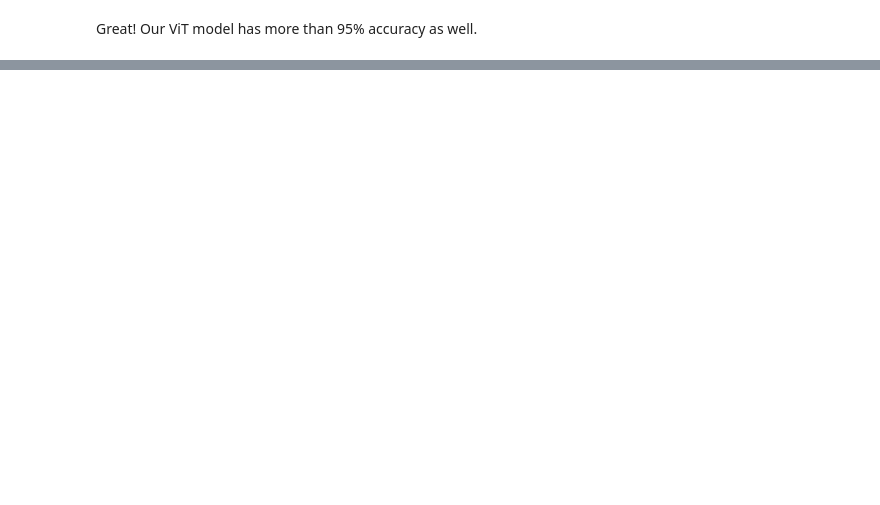
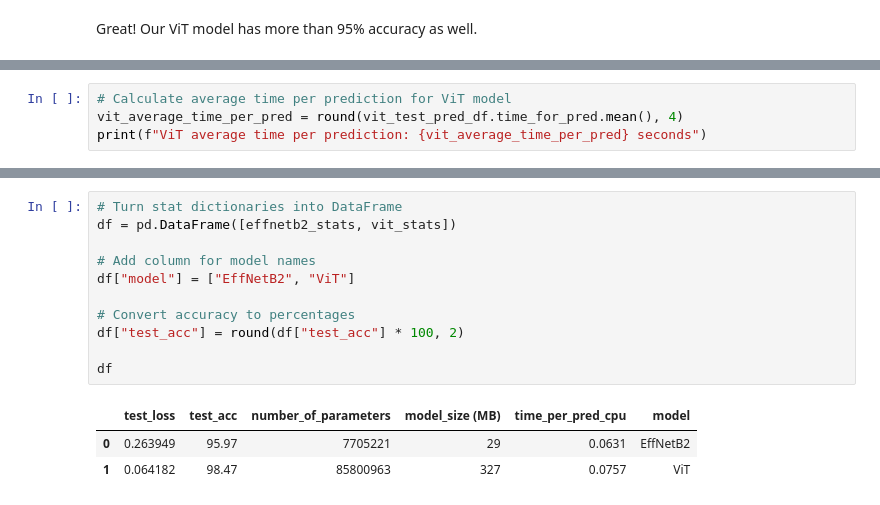
Before and after one commit to maheshsunuwar/deep-learning-pytorch, a Jupyter notebook: 09. PyTorch Model Deployment/09-pytorch-model-deployment.ipynb, the cells around one changed output, grey strips where cells are left out. Cells and saved outputs as stored; diff of their text form; blank space fills up the shorter version.

```diff
--- a/09. PyTorch Model Deployment/09-pytorch-model-deployment.ipynb
+++ b/09. PyTorch Model Deployment/09-pytorch-model-deployment.ipynb
@@ -848,0 +1177,4 @@ Great! Our ViT model has more than 95% accuracy as well.
+# %%
+# Calculate average time per prediction for ViT model
+vit_average_time_per_pred = round(vit_test_pred_df.time_for_pred.mean(), 4)
+print(f"ViT average time per prediction: {vit_average_time_per_pred} seconds")
@@ -848,0 +1209,15 @@ Great! Our ViT model has more than 95% accuracy as well.
+# %%
+# Turn stat dictionaries into DataFrame
+df = pd.DataFrame([effnetb2_stats, vit_stats])
+
+# Add column for model names
+df["model"] = ["EffNetB2", "ViT"]
+
+# Convert accuracy to percentages
+df["test_acc"] = round(df["test_acc"] * 100, 2)
+
+df
+# %% [output]
+|  | test_loss | test_acc | number_of_parameters | model_size (MB) | time_per_pred_cpu | model |
+| 0 | 0.263949 | 95.97 | 7705221 | 29 | 0.0631 | EffNetB2 |
+| 1 | 0.064182 | 98.47 | 85800963 | 327 | 0.0757 | ViT |
```
Also changed, not shown: parts of 40 cells of this notebook, 1 other file.
